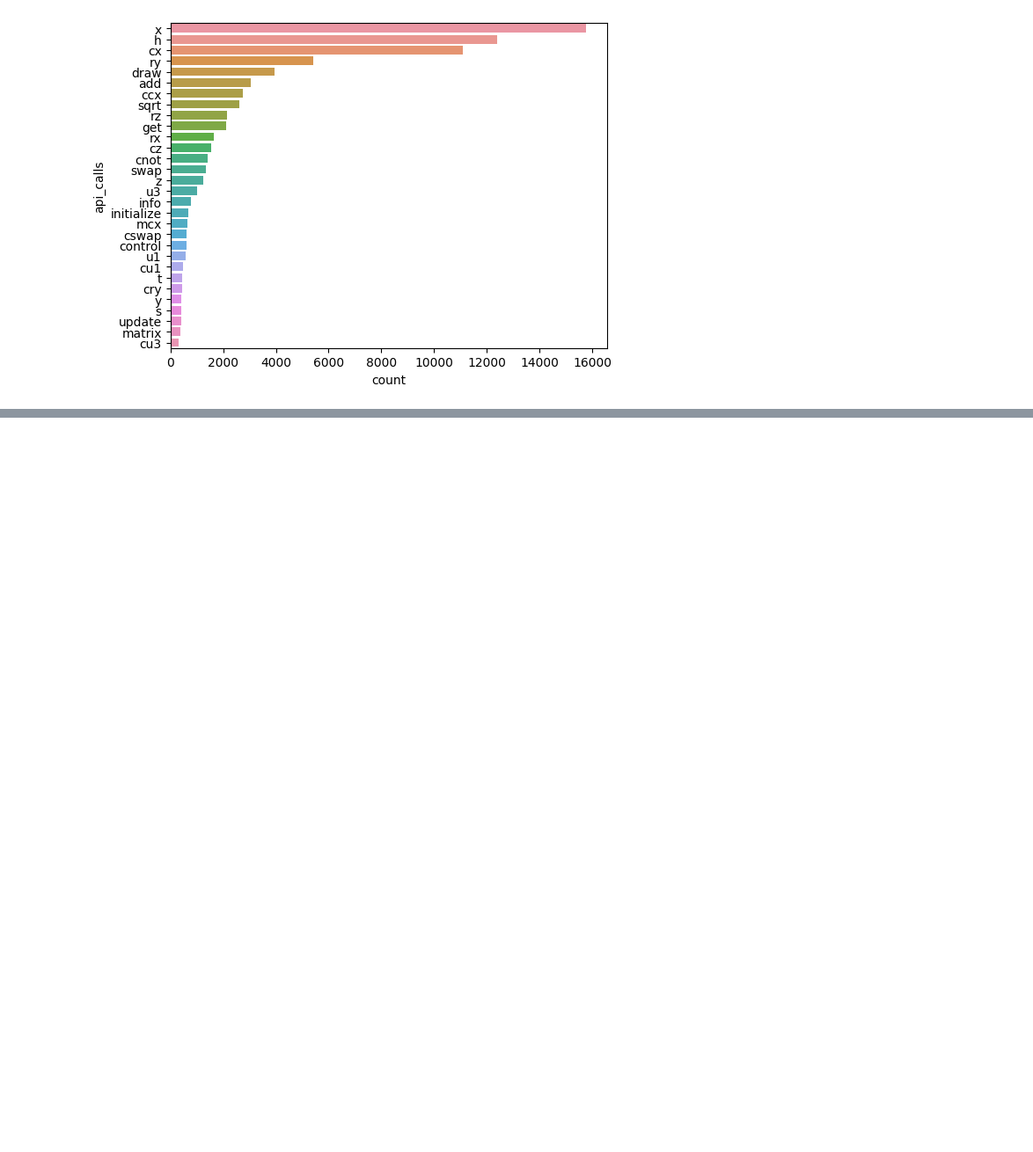
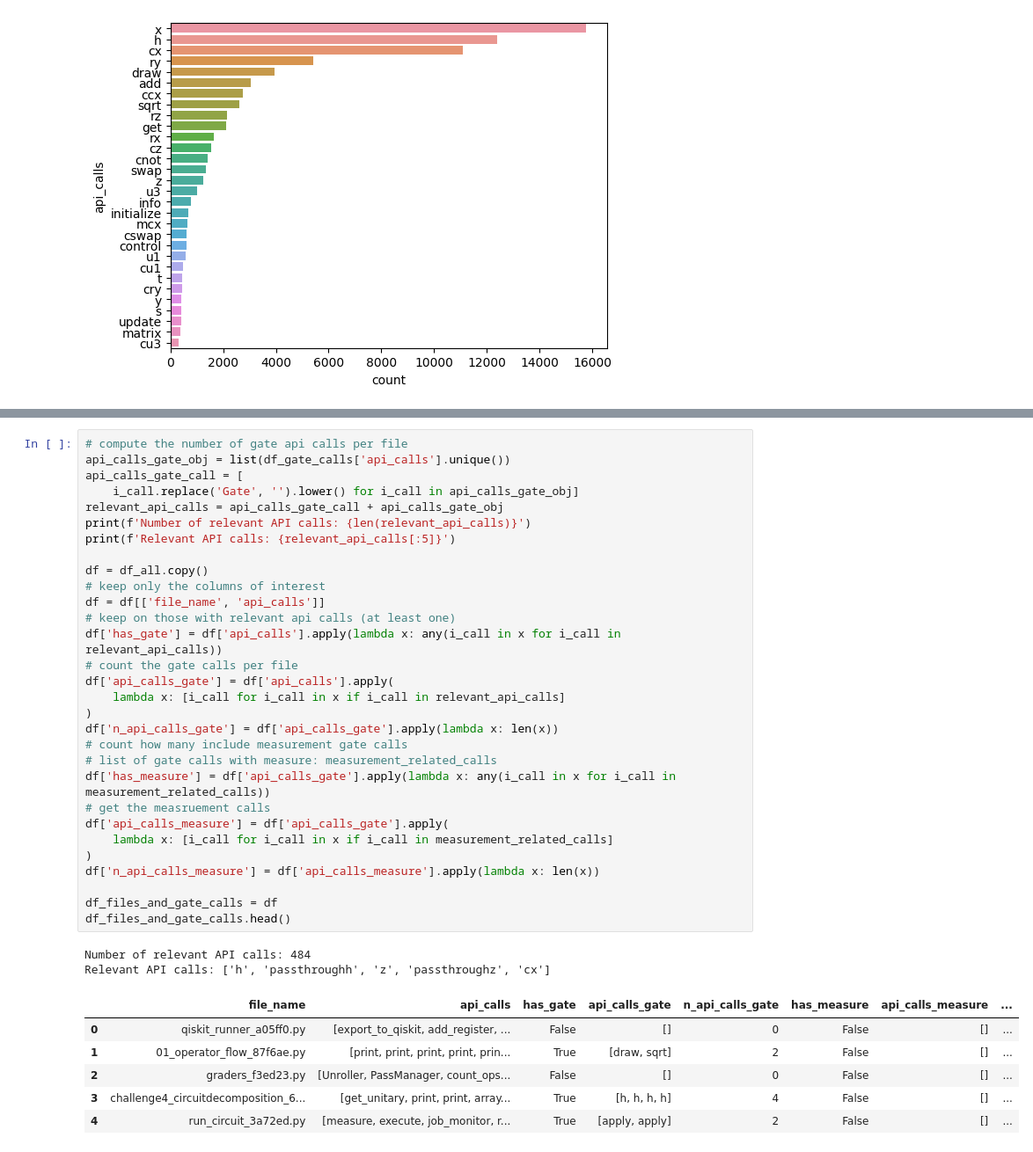
Before and after one commit to sola-st/LintQ, a Jupyter notebook: notebooks/13_EDA_Dataset_LintQ.ipynb, the cells around one changed output, grey strips where cells are left out. Shown at 88% size. Drawn from its saved outputs; the diff is of its cells as text; blank space fills up the shorter version.

```diff
--- a/notebooks/13_EDA_Dataset_LintQ.ipynb
+++ b/notebooks/13_EDA_Dataset_LintQ.ipynb
@@ -289,0 +330,39 @@ Number of unique register_sizes: 45
+# %%
+# compute the number of gate api calls per file
+api_calls_gate_obj = list(df_gate_calls['api_calls'].unique())
+api_calls_gate_call = [
+    i_call.replace('Gate', '').lower() for i_call in api_calls_gate_obj]
+relevant_api_calls = api_calls_gate_call + api_calls_gate_obj
+print(f'Number of relevant API calls: {len(relevant_api_calls)}')
+print(f'Relevant API calls: {relevant_api_calls[:5]}')
+
+df = df_all.copy()
+# keep only the columns of interest
+df = df[['file_name', 'api_calls']]
+# keep on those with relevant api calls (at least one)
+df['has_gate'] = df['api_calls'].apply(lambda x: any(i_call in x for i_call in relevant_api_calls))
+# count the gate calls per file
+df['api_calls_gate'] = df['api_calls'].apply(
+    lambda x: [i_call for i_call in x if i_call in relevant_api_calls]
+)
+df['n_api_calls_gate'] = df['api_calls_gate'].apply(lambda x: len(x))
+# count how many include measurement gate calls
+# list of gate calls with measure: measurement_related_calls
+df['has_measure'] = df['api_calls_gate'].apply(lambda x: any(i_call in x for i_call in measurement_related_calls))
+# get the measruement calls
+df['api_calls_measure'] = df['api_calls_gate'].apply(
+    lambda x: [i_call for i_call in x if i_call in measurement_related_calls]
+)
+df['n_api_calls_measure'] = df['api_calls_measure'].apply(lambda x: len(x))
+
+df_files_and_gate_calls = df
+df_files_and_gate_calls.head()
+# %% [output]
+Number of relevant API calls: 484
+Relevant API calls: ['h', 'passthroughh', 'z', 'passthroughz', 'cx']
+|  | file_name | api_calls | has_gate | api_calls_gate | n_api_calls_gate | has_measure | api_calls_measure | ... |
+| 0 | qiskit_runner_a05ff0.py | [export_to_qiskit, add_register, ... | False | [] | 0 | False | [] | ... |
+| 1 | 01_operator_flow_87f6ae.py | [print, print, print, print, prin... | True | [draw, sqrt] | 2 | False | [] | ... |
+| 2 | graders_f3ed23.py | [Unroller, PassManager, count_ops... | False | [] | 0 | False | [] | ... |
+| 3 | challenge4_circuitdecomposition_6... | [get_unitary, print, print, array... | True | [h, h, h, h] | 4 | False | [] | ... |
+| 4 | run_circuit_3a72ed.py | [measure, execute, job_monitor, r... | True | [apply, apply] | 2 | False | [] | ... |
```
Also changed, not shown: parts of 8 cells of this notebook.
